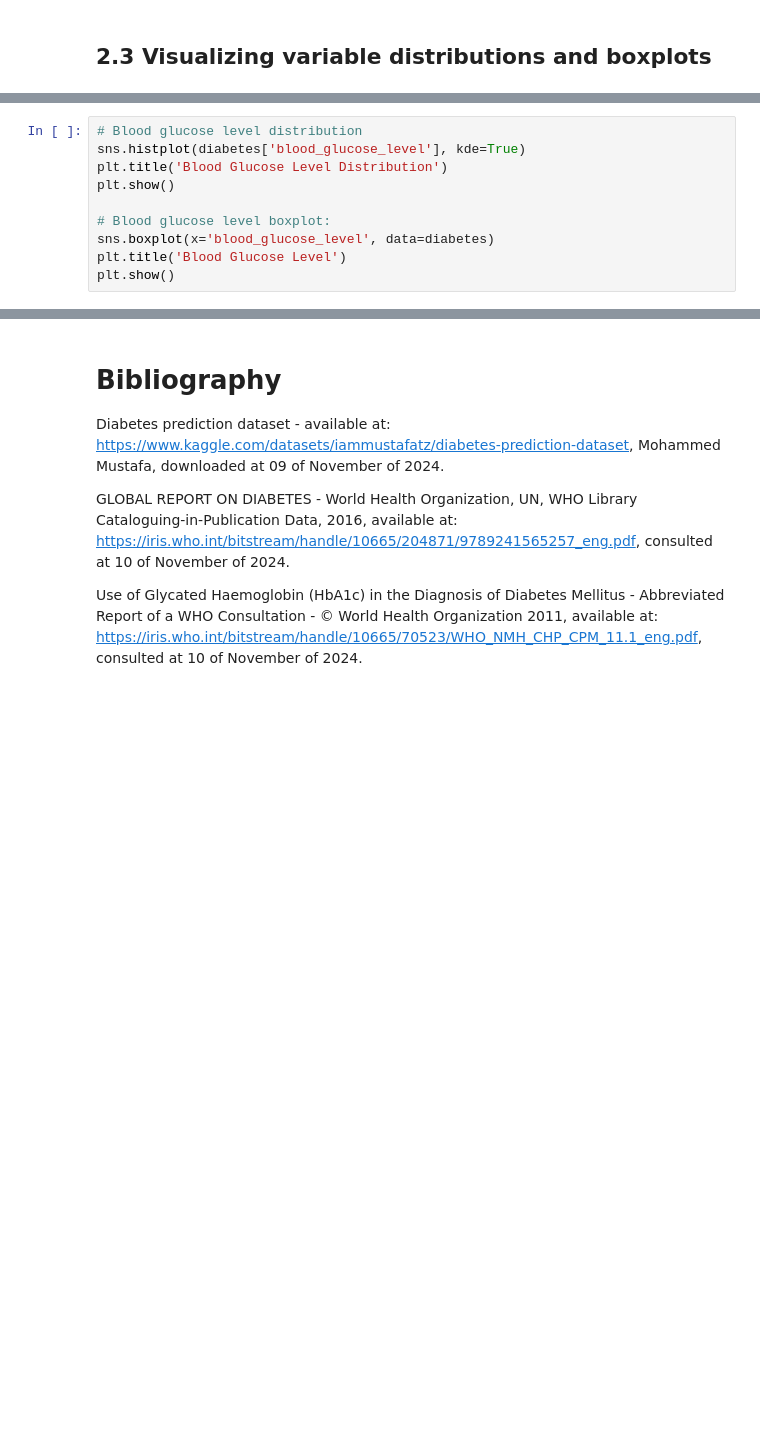
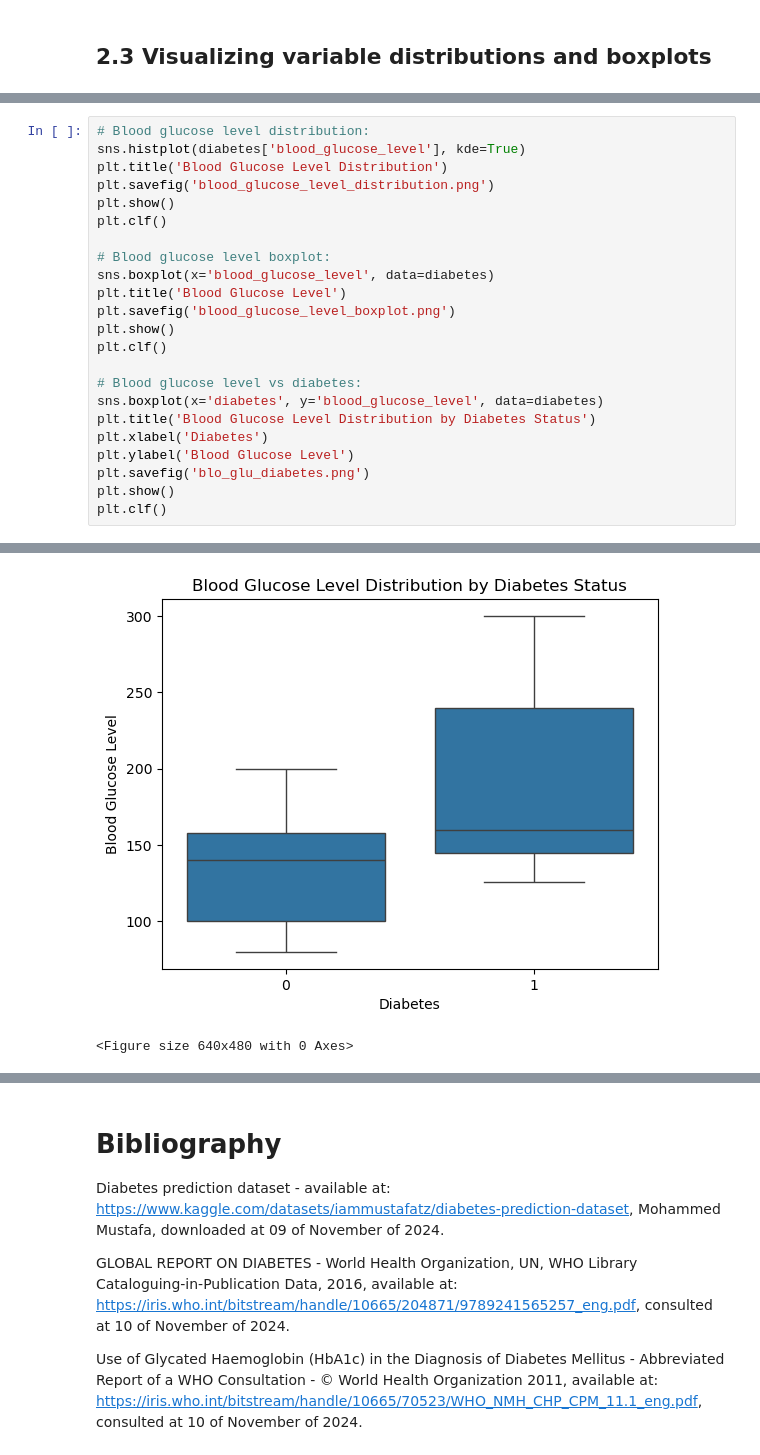
Before and after one commit to AndreRibeiro879/Codecademy_Learning_Portfolio_Projects, a Jupyter notebook: 02_ANALYZE_DATA_PORT_PROJ/ANALYZE_DATA_PORT_PROJ.ipynb, the cells around one changed output, grey strips where cells are left out. Saved outputs shown, nothing was run; the diff lists cells and outputs as text; blank space fills up the shorter version.

```diff
--- a/02_ANALYZE_DATA_PORT_PROJ/ANALYZE_DATA_PORT_PROJ.ipynb
+++ b/02_ANALYZE_DATA_PORT_PROJ/ANALYZE_DATA_PORT_PROJ.ipynb
@@ -271,16 +307,31 @@ plt.show()
 # %%
-# Blood glucose level distribution
+# Blood glucose level distribution:
 sns.histplot(diabetes['blood_glucose_level'], kde=True)
 plt.title('Blood Glucose Level Distribution')
+plt.savefig('blood_glucose_level_distribution.png')
 plt.show()
+plt.clf()
 
 # Blood glucose level boxplot:
 sns.boxplot(x='blood_glucose_level', data=diabetes)
 plt.title('Blood Glucose Level')
+plt.savefig('blood_glucose_level_boxplot.png')
 plt.show()
+plt.clf()
+
+# Blood glucose level vs diabetes:
+sns.boxplot(x='diabetes', y='blood_glucose_level', data=diabetes)
+plt.title('Blood Glucose Level Distribution by Diabetes Status')
+plt.xlabel('Diabetes')
+plt.ylabel('Blood Glucose Level')
+plt.savefig('blo_glu_diabetes.png')
+plt.show()
+plt.clf()
 # %% [output]
 [figure]
 [figure]
+[figure, added]
+<Figure size 640x480 with 0 Axes>
 # %%
 # Gender distribution
 sns.countplot(x='gender', data=diabetes)
```
Also changed, not shown: parts of 21 cells of this notebook.
